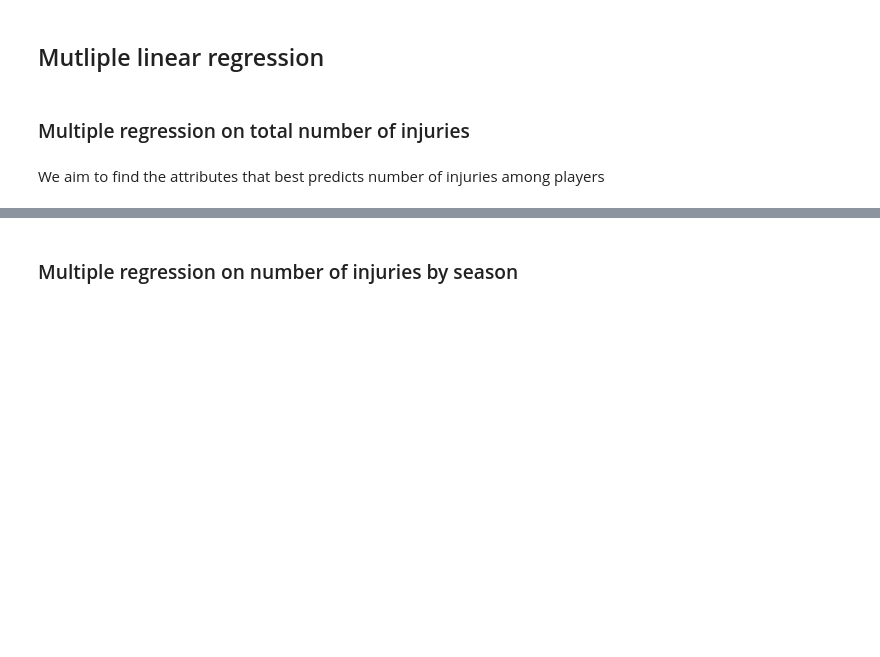
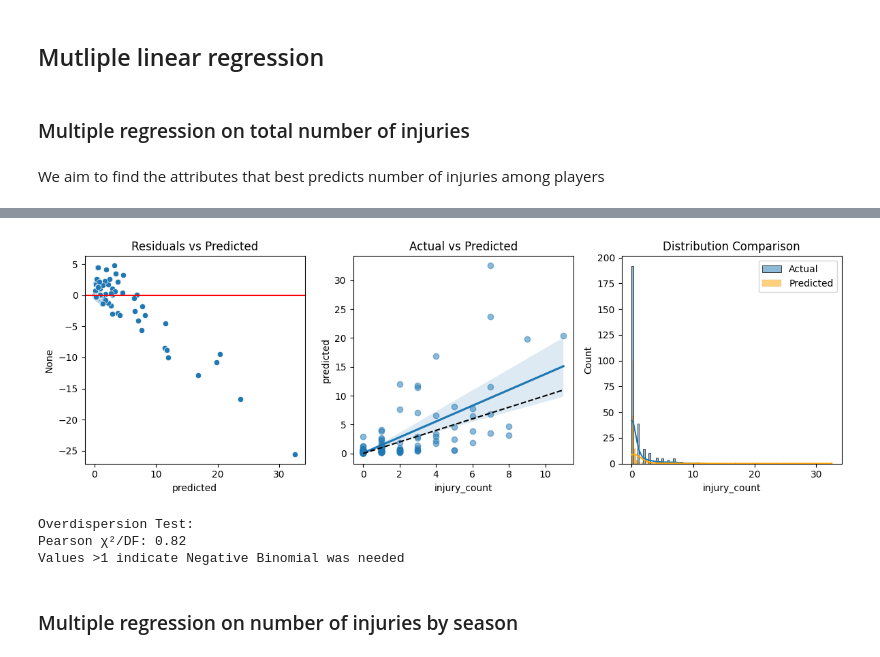
Before and after one commit to luciocanepa/data_science_project, a Jupyter notebook: regression.ipynb, the cells around one changed output, grey strips where cells are left out. Cells and saved outputs as stored; diff of their text form; code cells hidden in the pictures; blank space fills up the shorter version.

```diff
--- a/regression.ipynb
+++ b/regression.ipynb
@@ -207,0 +288,70 @@ partial regression plot (test set):
+# %%
+import pandas as pd
+import numpy as np
+import statsmodels.api as sm
+from sklearn.model_selection import train_test_split
+
+# 1. Create Proper Player-Level Dataset
+player_injuries = db.groupby('PLAYER_ID').agg(
+    age=('AGE', 'first'),
+    games_played=('GP', 'sum'),
+    total_minutes=('MIN', 'sum'),
+    injury_count=('INJURED_TYPE', lambda x: x.notna().sum())
+).reset_index()
+
+# 2. Create Exposure (log games played)
+player_injuries['log_games'] = np.log(player_injuries['games_played'] + 1e-8)
+
+# 3. Train-Test Split
+train, test = train_test_split(player_injuries, test_size=0.2, random_state=42)
+
+# 4. Negative Binomial Regression (Best for overdispersed counts)
+formula = 'injury_count ~ age + total_minutes'
+nb_model = sm.GLM.from_formula(
+    formula,  # Removed offset term since it was causing errors
+    data=train,
+    family=sm.families.NegativeBinomial()
+).fit()
+
+print(nb_model.summary())
+
+# 5. Evaluate on Test Set
+test['predicted'] = nb_model.predict(test)
+
+# Calculate MSE/RMSE for comparison
+mse = np.mean((test['injury_count'] - test['predicted'])**2)
+print(f"\nTest MSE: {mse:.2f}, RMSE: {np.sqrt(mse):.2f}")
+
+# 6. Diagnostic Plots
+import matplotlib.pyplot as plt
+import seaborn as sns
+
+plt.figure(figsize=(12, 4))
+
+# Residuals vs Predicted
+plt.subplot(131)
+sns.scatterplot(x=test['predicted'], y=test['injury_count'] - test['predicted'])
+plt.axhline(0, color='red')
+plt.title('Residuals vs Predicted')
+
+# Actual vs Predicted
+plt.subplot(132)
+sns.regplot(x='injury_count', y='predicted', data=test, scatter_kws={'alpha':0.5})
+plt.plot([0, test['injury_count'].max()], [0, test['injury_count'].max()], '--k')
+plt.title('Actual vs Predicted')
+
+# Distribution Check
+plt.subplot(133)
+sns.histplot(test['injury_count'], label='Actual', kde=True)
+sns.histplot(test['predicted'], label='Predicted', kde=True, color='orange')
+plt.title('Distribution Comparison')
+plt.legend()
+
+plt.tight_layout()
+plt.show()
+
+# 7. Overdispersion Check
+print("\nOverdispersion Test:")
+print(f"Pearson χ²/DF: {nb_model.pearson_chi2 / nb_model.df_resid:.2f}")
+print("Values >1 indicate Negative Binomial was needed")
+# %% [output]
@@ -208,3 +378,7 @@ partial regression plot (test set):
+[figure, added]
+Overdispersion Test:
+Pearson χ²/DF: 0.82
+Values >1 indicate Negative Binomial was needed
 # %% [markdown]
 ### Multiple regression on number of injuries by season
 # %%
```
Also changed, not shown: parts of 17 cells of this notebook, 8 other files.
